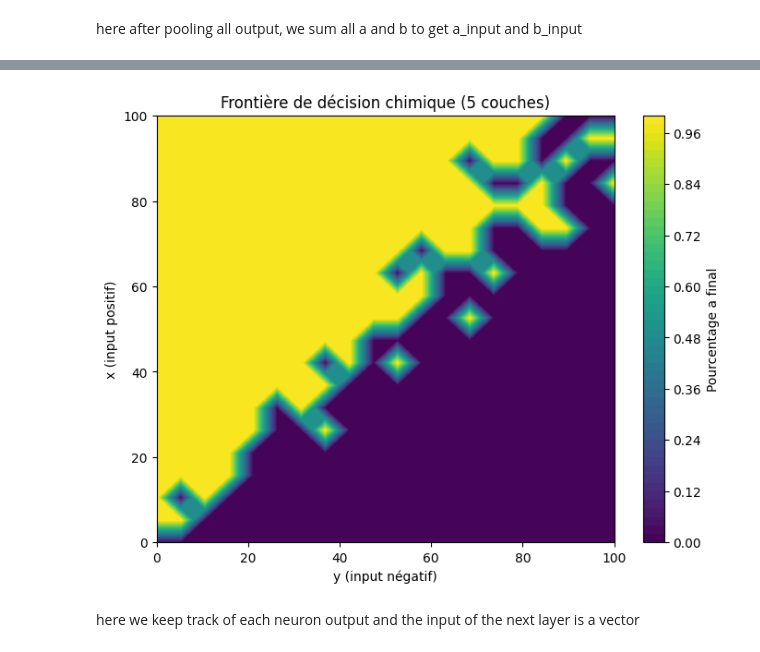
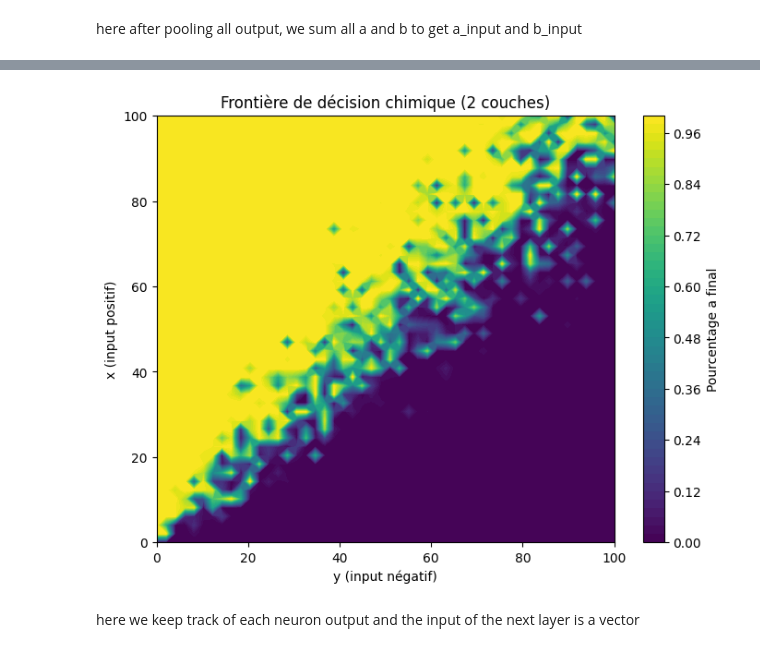
Before and after one commit to Aeronobase/Code-neural-network-with-CRNs, a Jupyter notebook: Sym Neuron-Rondelez_5_Compartimentalization.ipynb, the cells around one changed output, grey strips where cells are left out. Saved outputs shown, nothing was run; the diff lists cells and outputs as text; code cells hidden in the pictures.

Commit message:
plot

```diff
--- a/Sym Neuron-Rondelez_5_Compartimentalization.ipynb
+++ b/Sym Neuron-Rondelez_5_Compartimentalization.ipynb
@@ -195,7 +225,7 @@ def simulate_layer(X_bulk_vec, Y_bulk_vec, n_neurons=10):
     return np.sum(a_outputs), np.sum(b_outputs)
 
 # Fonction qui simule plusieurs couches
-def simulate_network(X_bulk_vec, Y_bulk_vec, n_layers=2, n_neurons=10):
+def simulate_network(X_bulk_vec, Y_bulk_vec, n_layers=2, n_neurons=20):
     a_vec = X_bulk_vec
     b_vec = Y_bulk_vec
     for _ in range(n_layers):
@@ -206,36 +236,36 @@ def simulate_network(X_bulk_vec, Y_bulk_vec, n_layers=2, n_neurons=10):
     return a, b
 
 # Grille de simulation
-n_layers = 5
-x_vals = np.linspace(0, 100, 20)
-y_vals = np.linspace(0, 100, 20)
+n_layers = 2
+x_vals = np.linspace(0, 100, 50)
+y_vals = np.linspace(0, 100, 50)
 Y, X = np.meshgrid(y_vals, x_vals)
 Z = np.zeros_like(X)
 
 iterator = tqdm(range(X.shape[0] * X.shape[1]), desc="Simulation en cours")
 
 for idx in iterator:
     i = idx // X.shape[1]
     j = idx % X.shape[1]
 
     X_vec = np.array([X[i, j]])
     Y_vec = np.array([Y[i, j]])
 
     a_final, b_final = simulate_network(X_vec, Y_vec, n_layers=n_layers)
 
     if (a_final + b_final) > 0:
         Z[i, j] = a_final / (a_final + b_final)
     else:
         Z[i, j] = 0.0
 
 plt.figure(figsize=(8, 6))
 cp = plt.contourf(Y, X, Z, levels=50, cmap='viridis')
 plt.colorbar(cp, label='Pourcentage a final')
 plt.xlabel('y (input négatif)')
 plt.ylabel('x (input positif)')
 plt.title(f'Frontière de décision chimique ({n_layers} couches)')
 plt.show()
 # %% [output]
-[figure, old version]
+[figure, new version]
 # %% [markdown]
 here we keep track of each neuron output and the input of the next layer is a vector
```
Also changed, not shown: parts of 8 cells of this notebook, 1 other file.
